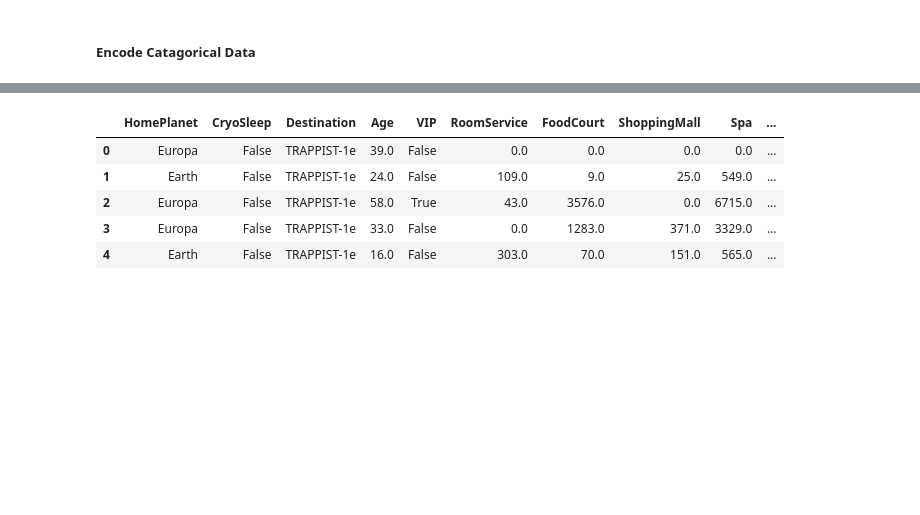
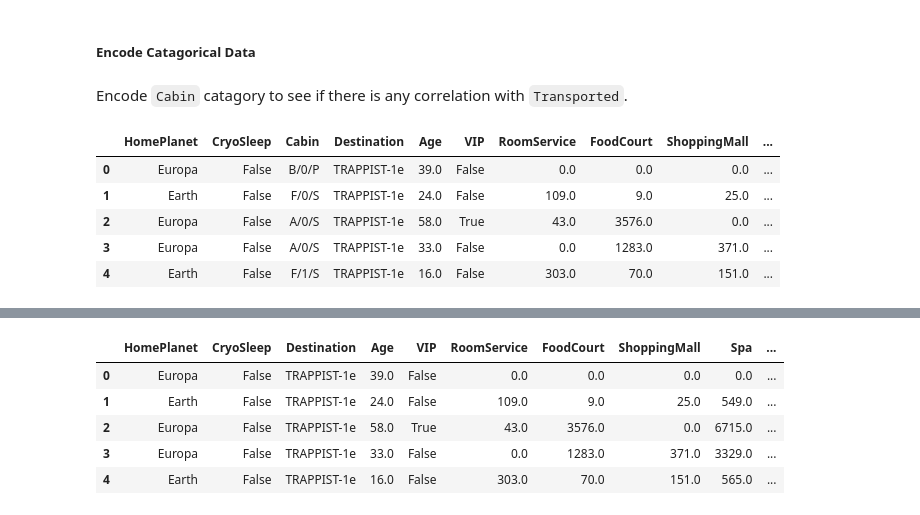
Before and after one commit to babennettdev/ml-notebooks, a Jupyter notebook: src/spaceship-titanic/spaceship_titanic_data_feature_engineering.ipynb, the cells around one changed output, grey strips where cells are left out. Drawn from its saved outputs; the diff is of its cells as text; code cells hidden in the pictures; blank space fills up the shorter version.

```diff
--- a/src/spaceship-titanic/spaceship_titanic_data_feature_engineering.ipynb
+++ b/src/spaceship-titanic/spaceship_titanic_data_feature_engineering.ipynb
@@ -165,3 +169,35 @@ VRDeck          0
 dtype: int64
 # %% [markdown]
 ##### Encode Catagorical Data
+# %% [markdown]
+Encode `Cabin` catagory to see if there is any correlation with `Transported`.
+# %%
+cabin_1 = []
+cabin_2 = []
+cabin_3 = []
+
+cabins = spaceship_titanic_train_dataframes['Cabin']
+
+for cabin in cabins:
+    cabin_split = cabin.rsplit('/')
+    cabin_1.append(cabin_split[0])
+    cabin_2.append(cabin_split[1])
+    cabin_3.append(cabin_split[2])
+
+cabin_1 = pd.DataFrame(cabin_1, columns=['Cabin_1'])
+cabin_2 = pd.DataFrame(cabin_2, columns=['Cabin_2'])
+cabin_2 = cabin_2.astype('int')
+cabin_3 = pd.DataFrame(cabin_3, columns=['Cabin_3'])
+
+spaceship_titanic_train_dataframes = pd.concat([spaceship_titanic_train_dataframes, cabin_1 ], axis=1)
+spaceship_titanic_train_dataframes = pd.concat([spaceship_titanic_train_dataframes, cabin_2 ], axis=1)
+spaceship_titanic_train_dataframes = pd.concat([spaceship_titanic_train_dataframes, cabin_3 ], axis=1)
+
+spaceship_titanic_train_dataframes.head()
+# %% [output]
+|  | HomePlanet | CryoSleep | Cabin | Destination | Age | VIP | RoomService | FoodCourt | ShoppingMall | ... |
+| 0 | Europa | False | B/0/P | TRAPPIST-1e | 39.0 | False | 0.0 | 0.0 | 0.0 | ... |
+| 1 | Earth | False | F/0/S | TRAPPIST-1e | 24.0 | False | 109.0 | 9.0 | 25.0 | ... |
+| 2 | Europa | False | A/0/S | TRAPPIST-1e | 58.0 | True | 43.0 | 3576.0 | 0.0 | ... |
+| 3 | Europa | False | A/0/S | TRAPPIST-1e | 33.0 | False | 0.0 | 1283.0 | 371.0 | ... |
+| 4 | Earth | False | F/1/S | TRAPPIST-1e | 16.0 | False | 303.0 | 70.0 | 151.0 | ... |
```
Also changed, not shown: parts of 14 cells of this notebook, 2 other files.
